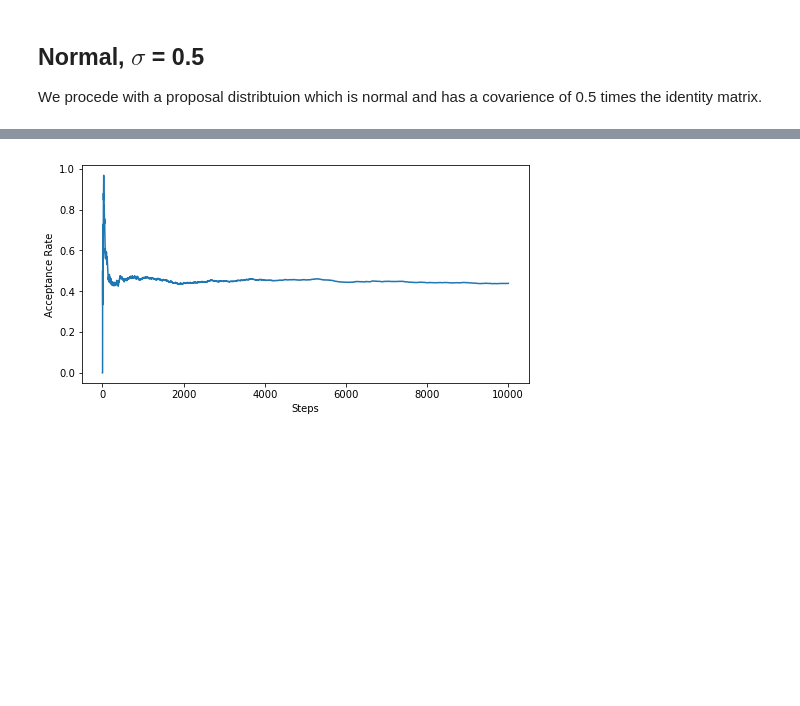
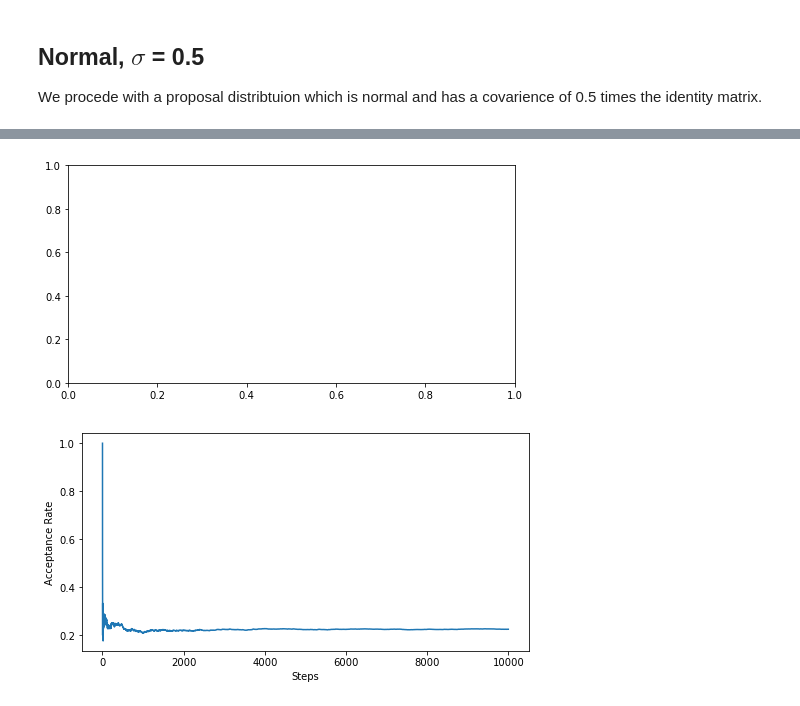
Before and after one commit to bkmi/mcmc, a Jupyter notebook: Random Walking Method.ipynb, the cells around one changed output, grey strips where cells are left out. Drawn from its saved outputs; the diff is of its cells as text; code cells hidden in the pictures; blank space fills up the shorter version.

```diff
--- a/Random Walking Method.ipynb
+++ b/Random Walking Method.ipynb
@@ -30,9 +30,11 @@ plt.show()
 # Random Walk MCMC Function
 def metropolis_step(state, proposal_dist, target_logpdf):
     proposal_dist = proposal_dist(state)
-#     proposal_dist = scipy.stats.multivariate_normal(state, [[0.5, 0], [0, 0.5]])
     proposed_state = proposal_dist.rvs(1)
 
+    # Note that this is a metropolis algorithm because:
+    # scipy.stats.multivariate_normal(state, covar).pdf(proposed_state) ==
+    # scipy.stats.multivariate_normal(proposed_state, covar).pdf(state)
     acceptance_prob = min([0, target_dist.logpdf(proposed_state) - target_dist.logpdf(state)])
 
     if np.log(np.random.rand()) < acceptance_prob:
@@ -42,11 +44,17 @@ def metropolis_step(state, proposal_dist, target_logpdf):
 
 # Acceptance rate at every step
 def acceptance_rate_per_step(states):
-    transitions = len(states)
-    compared_states = np.isclose(np.asarray(states), np.roll(np.asarray(states), 1, axis=0))
-    acceptance_rate_per_step = np.asarray([np.sum(compared_states[:i,:])/compared_states[:i,:].shape[0] for
-                                i in range(1, compared_states.shape[0] + 1)])
-    return acceptance_rate_per_step
+    states = np.asarray(states)
+    steps = 0
+    accepted = 0
+    acc_rate = []
+    for i in range(1,len(states)):
+        steps += 1
+        if (np.isclose(states[i,0], states[i-1,0], rtol=1e-10, atol=1e-15) and
+            np.isclose(states[i,1], states[i-1,1], rtol=1e-10, atol=1e-15)):
+            accepted += 1
+        acc_rate.append(accepted/steps)
+    return acc_rate
 # %% [markdown]
 ## Normal, $\sigma$ = 0.5
 
@@ -82,13 +90,14 @@ states = np.asarray(states)
 # %%
 # Acceptance rate plot
 acps = acceptance_rate_per_step(states)
 plt.figure(figsize=(8, 4))
-plt.plot(range(steps + 1), acps)
+plt.plot(range(steps ), acps)
 plt.xlabel('Steps')
 plt.ylabel('Acceptance Rate')
 plt.show()
 # %% [output]
-[figure, old version]
+[figure, new version]
+[figure, added]
 # %%
 # Sample and trace plots
 df = pd.DataFrame(states, columns=["x", "y"])
```
Also changed, not shown: parts of 7 cells of this notebook, 1 other file.
